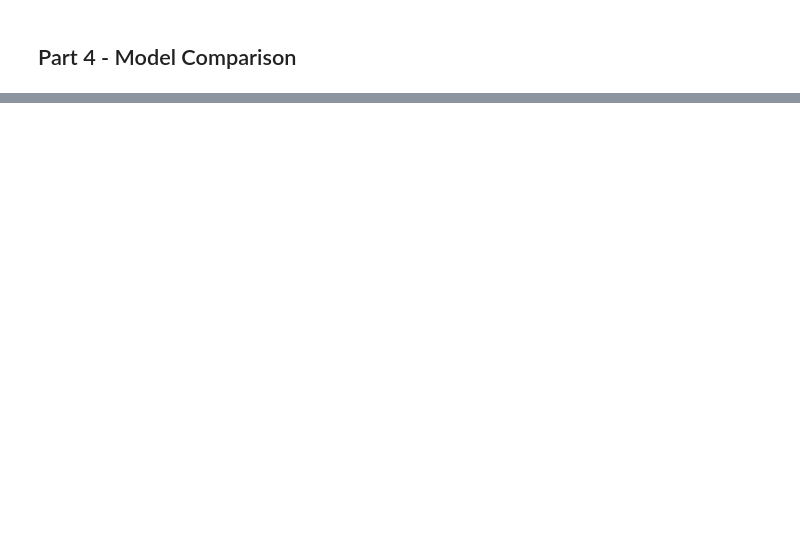
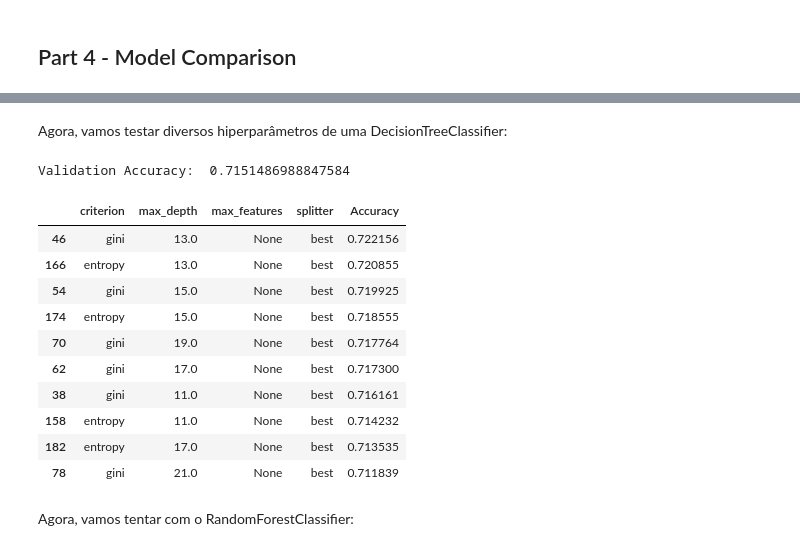
Before and after one commit to barrafas/TACD-A1, a Jupyter notebook: 243902.ipynb, the cells around one changed output, grey strips where cells are left out. Drawn from its saved outputs; the diff is of its cells as text; code cells hidden in the pictures; blank space fills up the shorter version.

```diff
--- a/243902.ipynb
+++ b/243902.ipynb
@@ -413,0 +441,9 @@ np.sqrt(mean_squared_error(y_test_lr, y_pred_ridge))
+# %%
+from sklearn.preprocessing import OneHotEncoder
+
+ohe = OneHotEncoder(sparse=False)
+ohe.fit(np.array(y_diamonds).reshape(-1, 1))
+
+y_train_ohe = ohe.transform(np.array(y_train).reshape(-1, 1))
+y_test_ohe = ohe.transform(np.array(y_test).reshape(-1, 1))
+y_val_ohe = ohe.transform(np.array(y_val).reshape(-1, 1))
@@ -438,0 +492,48 @@ accuracies.sort_values(by="Accuracy", ascending=False).head(10)
+# %% [markdown]
+Agora, vamos testar diversos hiperparâmetros de uma DecisionTreeClassifier:
+# %%
+from sklearn.tree import DecisionTreeClassifier
+
+
+depth = list(range(3, 30, 2))
+depth.append(None)
+param_grid_dtc = {'max_depth': depth,
+                  "criterion": ["gini", "entropy"],
+                  "splitter": ["best", "random"],
+                  "max_features": ["auto", "sqrt", "log2", None]}
+
+dtc = DecisionTreeClassifier()
+
+grid_search_dtc = GridSearchCV(dtc,
+                           param_grid=param_grid_dtc,
+                           cv=4,
+                           scoring='accuracy')
+
+grid_search_dtc.fit(X_train, y_train_ohe)
+
+accuracies_dtc = pd.concat(
+    [
+        pd.DataFrame(grid_search_dtc.cv_results_["params"]),
+        pd.DataFrame(grid_search_dtc.cv_results_["mean_test_score"], columns=["Accuracy"])
+    ],
+    axis=1
+)
+# %%
+dtc_acc = accuracy_score(y_val_ohe, grid_search_dtc.predict(X_val))
+print("Validation Accuracy: ", dtc_acc)
+accuracies_dtc.sort_values(by="Accuracy", ascending=False).head(10)
+# %% [output]
+Validation Accuracy:  0.7151486988847584
+|  | criterion | max_depth | max_features | splitter | Accuracy |
+| 46 | gini | 13.0 | None | best | 0.722156 |
+| 166 | entropy | 13.0 | None | best | 0.720855 |
+| 54 | gini | 15.0 | None | best | 0.719925 |
+| 174 | entropy | 15.0 | None | best | 0.718555 |
+| 70 | gini | 19.0 | None | best | 0.717764 |
+| 62 | gini | 17.0 | None | best | 0.717300 |
+| 38 | gini | 11.0 | None | best | 0.716161 |
+| 158 | entropy | 11.0 | None | best | 0.714232 |
+| 182 | entropy | 17.0 | None | best | 0.713535 |
+| 78 | gini | 21.0 | None | best | 0.711839 |
+# %% [markdown]
+Agora, vamos tentar com o RandomForestClassifier:
```
Also changed, not shown: parts of 17 cells of this notebook.
